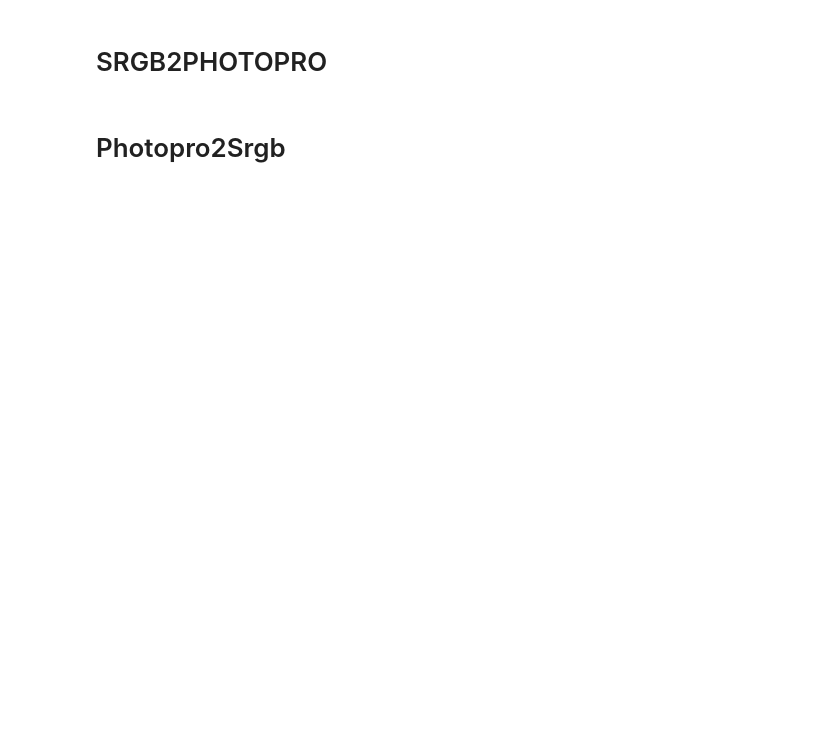
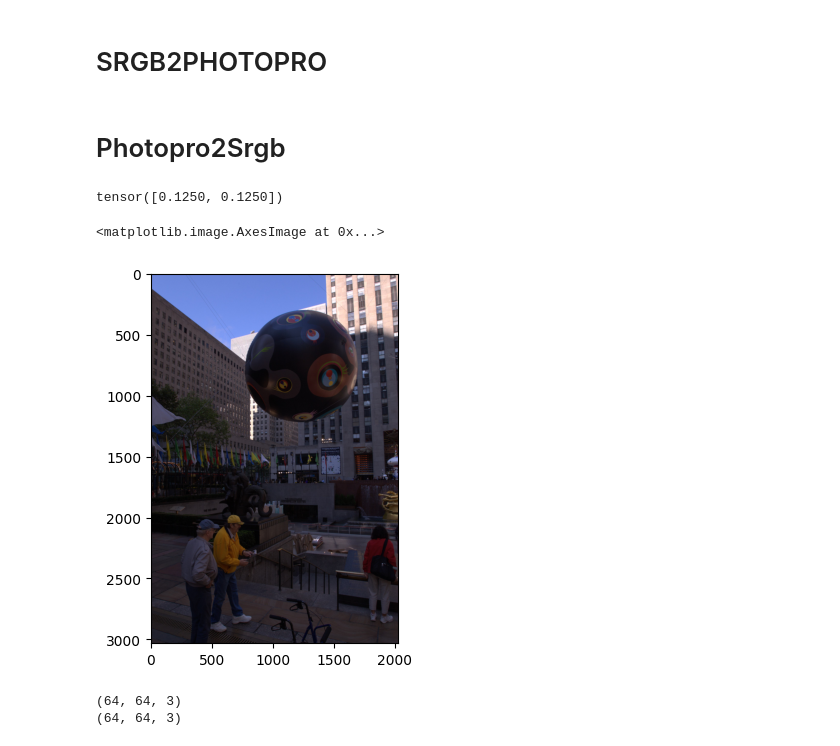
Before and after one commit to zakaria-narjis/ai-photo-enhancer, a Jupyter notebook: test_env.ipynb, the cells around one changed output. Cells and saved outputs as stored; diff of their text form; code cells hidden in the pictures; blank space fills up the shorter version.

```diff
--- a/test_env.ipynb
+++ b/test_env.ipynb
@@ -860,0 +865,19 @@ assert (np.round(np.float32(old[0]),3)==np.round(new[1].numpy(),3)).all()
+# %%
+from envs.new_edit_photo import PhotoEditor
+from envs.edit_photo import PhotoEditor as Old_editor
+import matplotlib.pyplot as plt
+image = cv2.imread("sample_images/a0676-kme_609.jpg")
+image = cv2.cvtColor(image, cv2.COLOR_BGR2RGB)
+photo_editor = PhotoEditor()
+old_editor =  Old_editor()
+parameters = torch.tensor([0.125, 0.125, 0.375, 0.125, 0., 0.0625, 0.9375, 0.375, 0.0625, 0., 0.125, 0.125])
+stacked_parameters = torch.stack([parameters,parameters])
+# %%
+parameters[:,1]
+# %% [output]
+tensor([0.1250, 0.1250])
+# %%
+plt.imshow(image)
+# %% [output]
+<matplotlib.image.AxesImage at 0x...>
+[figure, added]
@@ -860,0 +907,9 @@ assert (np.round(np.float32(old[0]),3)==np.round(new[1].numpy(),3)).all()
+# %%
+input = cv2.resize(image, (64, 64)) / 255.0
+stacked = torch.tensor(input)
+stacked =torch.stack([stacked,stacked])
+output = photo_editor(stacked,stacked_parameters)
+old_output = old_editor(input,parameters.numpy())
+# %% [output]
+(64, 64, 3)
+(64, 64, 3)
```
Also changed, not shown: parts of 7 cells of this notebook, 1 other file.
